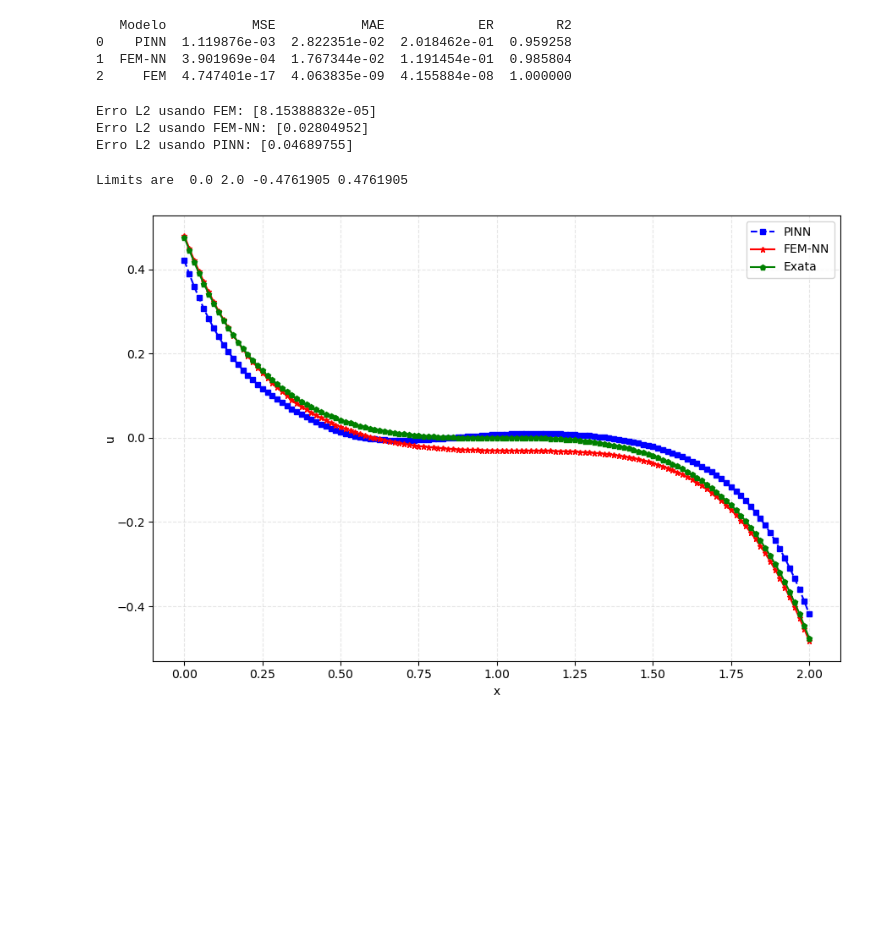
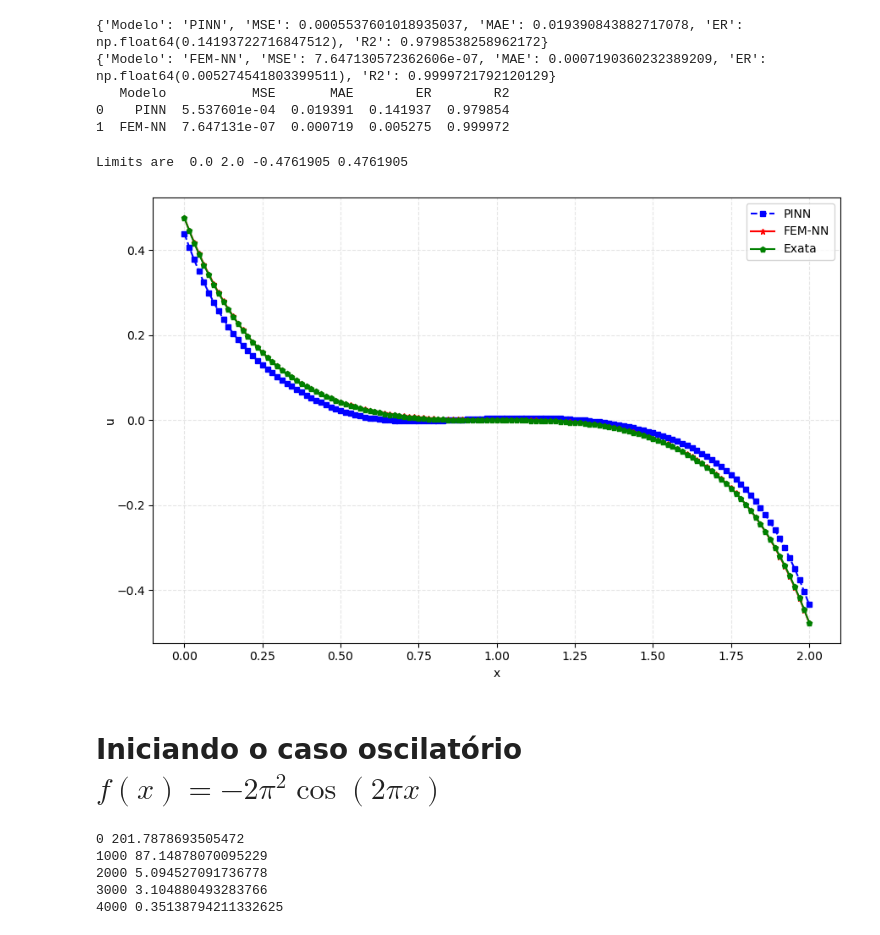
Before and after one commit to yapeansa/reconhecimento_de_padroes, a Jupyter notebook: fem_nn.ipynb, the cells around one changed output. Saved outputs shown, nothing was run; the diff lists cells and outputs as text; code cells hidden in the pictures; blank space fills up the shorter version.

```diff
--- a/fem_nn.ipynb
+++ b/fem_nn.ipynb
@@ -181,13 +298,12 @@ class train_fem_loss_1d(train_model_base):
         l = loss_fem(self.A, self.F, u)
         return l
 # %%
-def plot_data(np_array1=None, np_array2=None, np_array3=None, np_array4=None, savefile_name=None, labels=None):
+def plot_data(np_array1=None, np_array2=None, np_array3=None, savefile_name=None, labels=None):
     plt.figure(figsize=(9, 6))
 
     Var1X, Var1Y = np_array1[:, 0], np_array1[:, 1]
     Var2X, Var2Y = np_array2[:, 0], np_array2[:, 1]
     Var3X, Var3Y = np_array3[:, 0], np_array3[:, 1]
-    Var4X, Var4Y = np_array4[:, 0], np_array4[:, 1]
 
     x_min, x_max = np.min(Var3X), np.max(Var3X)
     y_min, y_max = np.min(Var3Y), np.max(Var3Y)
@@ -197,8 +313,6 @@ def plot_data(np_array1=None, np_array2=None, np_array3=None, np_array4=None, sa
     plt.plot(Var2X, Var2Y, label=labels[1], color="red", linestyle="solid", marker="*", markeredgecolor="red", markerfacecolor="red", markersize=5)
 
     plt.plot(Var3X, Var3Y, label=labels[2], color="green", linestyle="solid", marker="p", markeredgecolor="green", markerfacecolor="green", markersize=5)
-
-    # plt.plot(Var4X, Var4Y, label=labels[5], color="purple", linestyle="solid", marker="*", markeredgecolor="purple", markerfacecolor="purple", markersize=5)
 
     plt.xlabel(labels[3])
     plt.ylabel(labels[4], labelpad=0.001)
@@ -235,5 +351,5 @@ Um exemplo simples de Poisson é testado com PINN combinado com função perda b
 # %%
-l_bc, r_bc = 10/21, -10/21               # Condições de contorno
+l_bc, r_bc = 10/21, -10/21          # Condições de contorno
 
 # Definição da fonte externa
 def f(x): return 6*(x-1)**5 + 2*(x-1)
@@ -241,12 +357,12 @@ def f(x): return 6*(x-1)**5 + 2*(x-1)
 # Solução exata
 def sol_exata(x): return -((x-1)**7)/7 - ((x-1)**3)/3
 
-modelo_fem = FiniteElement1D()  # Definindo modelo de elementos finitos em 1D
+modelo_fem = FiniteElement1D()      # Definindo modelo de elementos finitos em 1D
 
-[a, b] = [0, 2]                 # Definição do domínio
-nint, nen = (2, 2)              # número de pontos de integração, número de elmentos nodais
-nel = 9                         # número de elementos no domínio
-nodes_d = (nen-1)*nel+1         # número total de nós
+[a, b] = [0, 2]                     # Definição do domínio
+nint, nen = 2, 2                    # número de pontos de integração, número de elmentos nodais
+nel = 9                             # número de elementos no domínio
+nodes_d = (nen-1)*nel+1             # número total de nós
 
 # Criando matrizes para função perda baseada em FEM
 A, F = modelo_fem.make_matrices(f, a, b, nel, nint, nen, l_bc, r_bc)
@@ -257,12 +376,10 @@ model_2 = copy.deepcopy(model_1) # Copiando modelo para ter a mesma inicializaç
 # %%
 data_fem = torch.linspace(0, 2, nodes_d).reshape(-1, 1).requires_grad_(True).double().to(device)
 # %%
-# f = torch.tensor([2.0], requires_grad=True).to(device)
-
-force = 6*(data_fem - 1)**5 + 2*(data_fem - 1)
+force = 6*(data_fem-1)**5 + 2*(data_fem-1)
 force = force.detach().clone().requires_grad_(True).to(device)
 
-epoch = 1900
+epoch = 2200
 # %%
 # Treino usando PINN
 pinn_trainer = train_pinn_1d(model_1, force, l_bc, r_bc)
@@ -310,44 +419,30 @@ mae_femnn = mean_absolute_error(u_exata, test_out_2.detach().cpu().numpy())
 r2_femnn = r2_score(u_exata, test_out_2.detach().cpu().numpy())
 rel_err_femnn = np.linalg.norm(u_exata - test_out_2.detach().cpu().numpy())/np.linalg.norm(u_exata)
 
-mse_fem = mean_squared_error(u_exata, u_fem)
-mae_fem = mean_absolute_error(u_exata, u_fem)
-r2_fem = r2_score(u_exata, u_fem)
-rel_err_fem = np.linalg.norm(u_exata - u_fem)/np.linalg.norm(u_exata)
-
 metrics_summary = (
     {'Modelo': 'PINN', 'MSE': mse_pinn, 'MAE': mae_pinn, 'ER': rel_err_pinn, 'R2': r2_pinn},
-    {'Modelo': 'FEM-NN', 'MSE': mse_femnn, 'MAE': mae_femnn, 'ER': rel_err_femnn, 'R2': r2_femnn},
-    {'Modelo': 'FEM', 'MSE': mse_fem, 'MAE': mae_fem, 'ER': rel_err_fem, 'R2': r2_fem}
+    {'Modelo': 'FEM-NN', 'MSE': mse_femnn, 'MAE': mae_femnn, 'ER': rel_err_femnn, 'R2': r2_femnn}
 )
+
+print(metrics_summary[0])
+print(metrics_summary[1])
 
 results = pd.DataFrame(metrics_summary)
 print(results[['Modelo', 'MSE', 'MAE', 'ER', 'R2']])
 # %% [output]
-   Modelo           MSE           MAE            ER        R2
-0    PINN  1.119876e-03  2.822351e-02  2.018462e-01  0.959258
-1  FEM-NN  3.901969e-04  1.767344e-02  1.191454e-01  0.985804
-2     FEM  4.747401e-17  4.063835e-09  4.155884e-08  1.000000
+{'Modelo': 'PINN', 'MSE': 0.0005537601018935037, 'MAE': 0.019390843882717078, 'ER': np.float64(0.14193722716847512), 'R2': 0.9798538258962172}
+{'Modelo': 'FEM-NN', 'MSE': 7.647130572362606e-07, 'MAE': 0.0007190360232389209, 'ER': np.float64(0.005274541803399511), 'R2': 0.9999721792120129}
+   Modelo           MSE       MAE        ER        R2
+0    PINN  5.537601e-04  0.019391  0.141937  0.979854
+1  FEM-NN  7.647131e-07  0.000719  0.005275  0.999972
-# %%
-erro_fem_L2 = modelo_fem_pred.erro_L2(u_fem, sol_exata, a, b, nel, nint, nen)
-print(f'Erro L2 usando FEM: {erro_fem_L2}')
-
-erro_femnn_L2 = modelo_fem_pred.erro_L2(test_out_2.detach().cpu().numpy(), sol_exata, a, b, nel, nint, nen)
-print(f'Erro L2 usando FEM-NN: {erro_femnn_L2}')
-
-erro_pinn_L2 = modelo_fem_pred.erro_L2(test_out_1.detach().cpu().numpy(), sol_exata, a, b, nel, nint, nen)
-print(f'Erro L2 usando PINN: {erro_pinn_L2}')
-# %% [output]
-Erro L2 usando FEM: [8.15388832e-05]
-Erro L2 usando FEM-NN: [0.02804952]
-Erro L2 usando PINN: [0.04689755]
 # %%
 var1 = np.concatenate((test_in.detach().cpu().numpy(), test_out_1.detach().cpu().numpy()), axis=1)
 var2 = np.concatenate((test_in.detach().cpu().numpy(), test_out_2.detach().cpu().numpy()), axis=1)
 var3 = np.concatenate((test_in.detach().cpu().numpy(), u_exata), axis=1)
-var4 = np.concatenate((test_in.detach().cpu().numpy(), u_fem), axis=1)
 
-plot_data(var1, var2, var3, var4, f"dataset1_simples_{epoch}", ["PINN", "FEM-NN", "Exata", "x", "u", "FEM"])
+plot_data(var1, var2, var3, f"dataset1_simples_{epoch}", ["PINN", "FEM-NN", "Exata", "x", "u"])
 # %% [output]
 Limits are  0.0 2.0 -0.4761905 0.4761905
-[figure, old version]
+[figure, new version]
+# %% [markdown]
+# Iniciando o caso oscilatório $f(x) = -2\pi^{2}\cos(2\pi x)$
@@ -353,0 +475,10 @@ Limits are  0.0 2.0 -0.4761905 0.4761905
+# %%
+# Treino usando PINN
+pinn_trainer = train_pinn_1d(model_3, force, l_bc, r_bc)
+loss_1 = pinn_trainer.train(data_fem, epochs=epoch)
+# %% [output]
+0 201.7878693505472
+1000 87.14878070095229
+2000 5.094527091736778
+3000 3.104880493283766
+4000 0.35138794211332625
```
Also changed, not shown: parts of 20 cells of this notebook, 2 other files.
